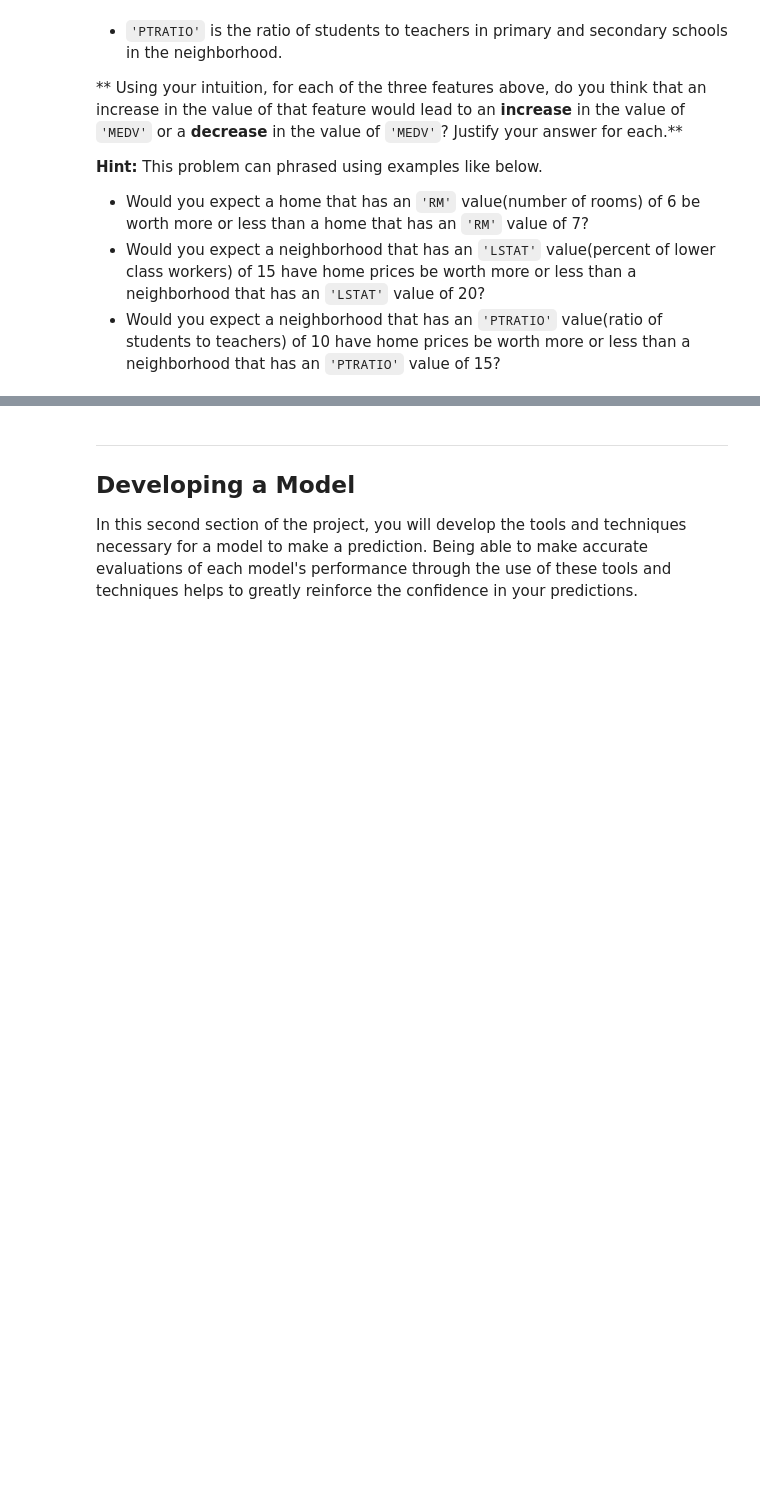
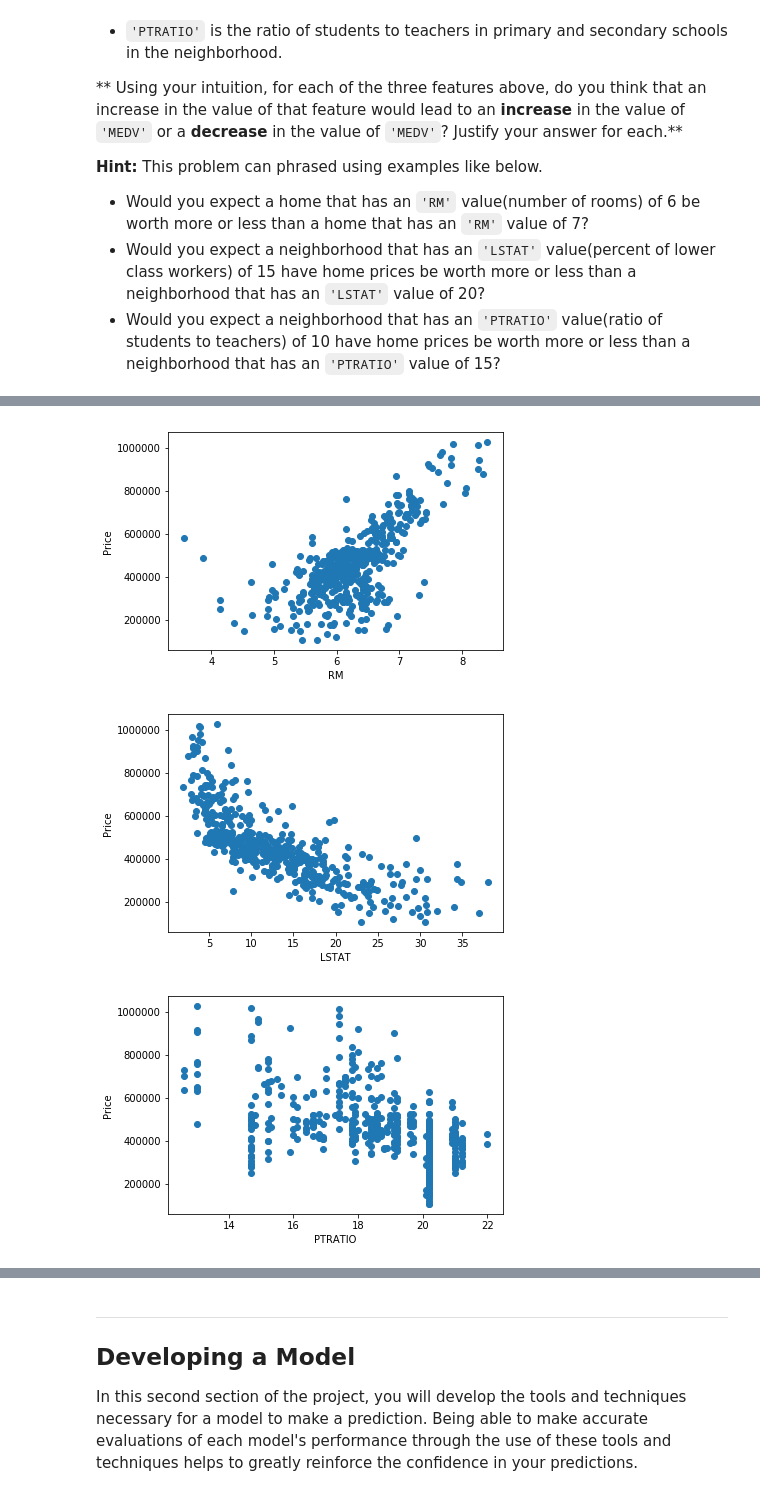
Before and after one commit to alirizasaral/udacity_projects, a Jupyter notebook: boston_housing/boston_housing.ipynb, the cells around one changed output, grey strips where cells are left out. Cells and saved outputs as stored; diff of their text form; code cells hidden in the pictures; blank space fills up the shorter version.

```diff
--- a/boston_housing/boston_housing.ipynb
+++ b/boston_housing/boston_housing.ipynb
@@ -109,0 +110,11 @@ Intuitively I think that PTRATIO and LSTAT are correlated. The more lower class
+# %%
+import matplotlib.pyplot as plt
+for feature in ['RM', 'LSTAT', 'PTRATIO']:
+    plt.scatter(features[feature], prices)
+    plt.xlabel(feature)
+    plt.ylabel('Price')
+    plt.show()
+# %% [output]
+[figure, added]
+[figure, added]
+[figure, added]
```
Also changed, not shown: parts of 24 cells of this notebook, 1 other file.
